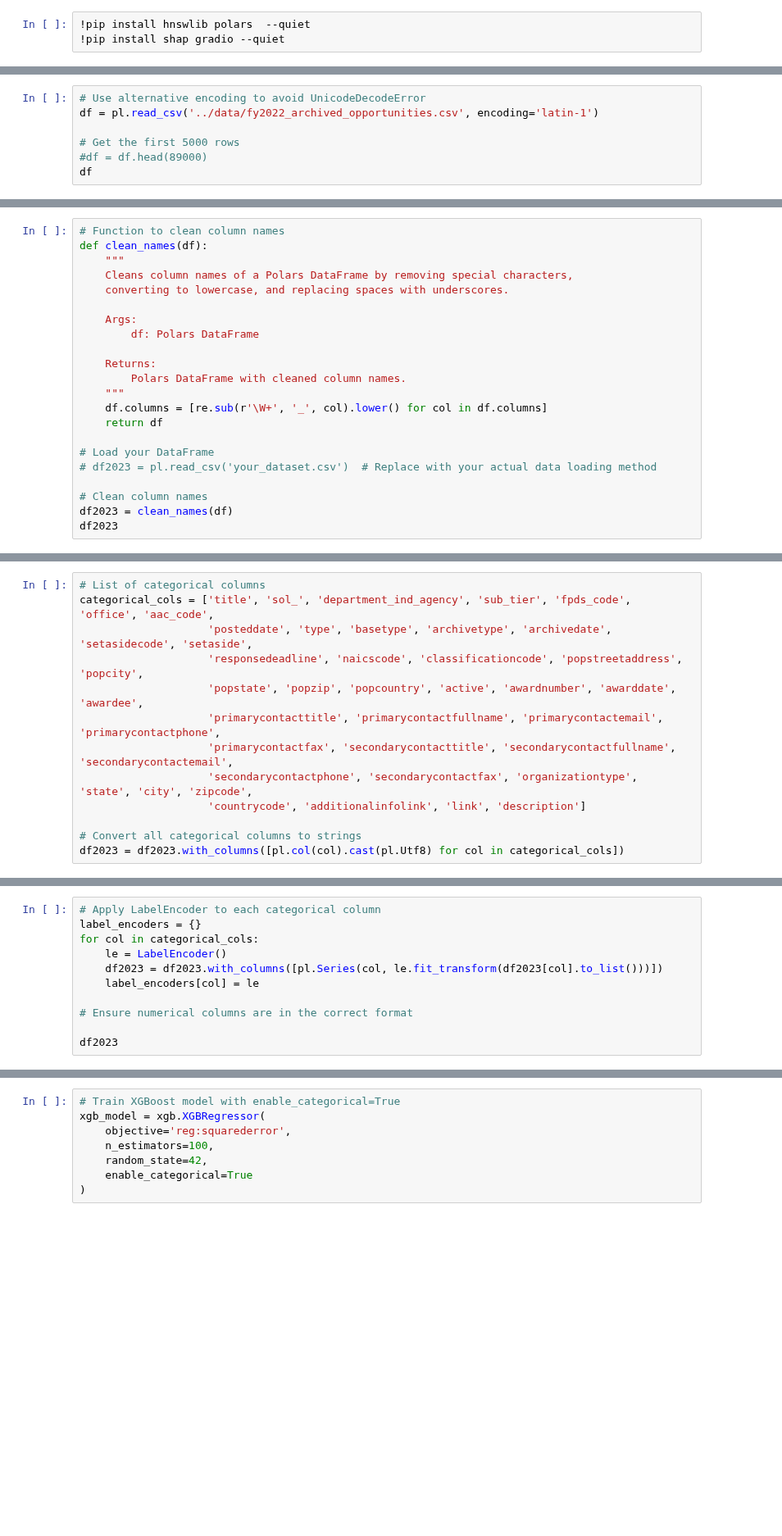
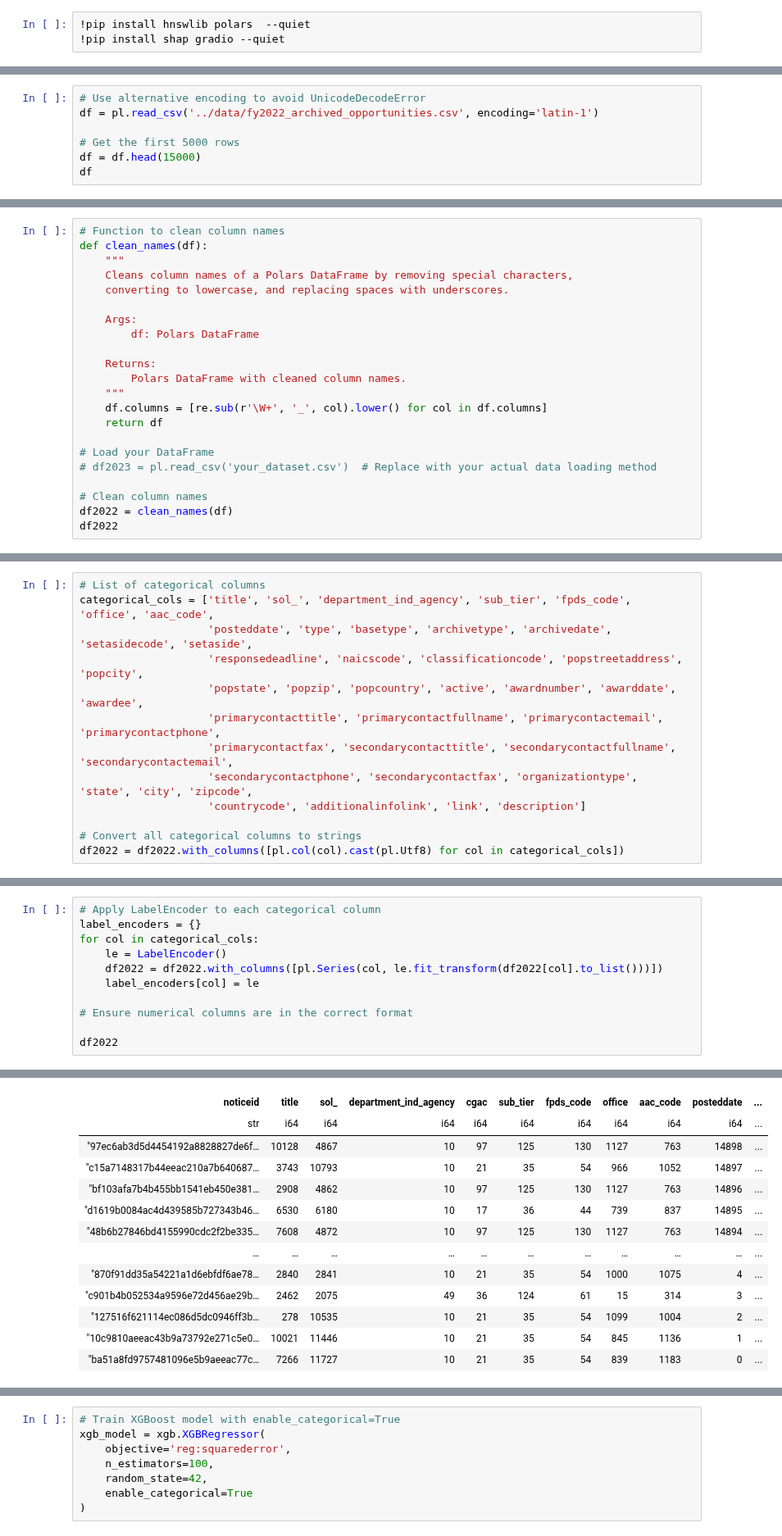
Before and after one commit to LNshuti/usgov-contracts-rag, a Jupyter notebook: src/notebooks/ml_usgov_contracts_ecommendation.ipynb, the cells around one changed output, grey strips where cells are left out. Shown at 82% size. Cells and saved outputs as stored; diff of their text form; blank space fills up the shorter version.

```diff
--- a/src/notebooks/ml_usgov_contracts_ecommendation.ipynb
+++ b/src/notebooks/ml_usgov_contracts_ecommendation.ipynb
@@ -32,6 +31,6 @@ warnings.filterwarnings("ignore")
 df = pl.read_csv('../data/fy2022_archived_opportunities.csv', encoding='latin-1')
 
 # Get the first 5000 rows
-#df = df.head(89000)
+df = df.head(15000)
 df
 # %% [output]
@@ -69,6 +68,6 @@ def clean_names(df):
 # df2023 = pl.read_csv('your_dataset.csv')  # Replace with your actual data loading method
 
 # Clean column names
-df2023 = clean_names(df)
-df2023
+df2022 = clean_names(df)
+df2022
 # %% [output]
@@ -98,4 +126,4 @@ categorical_cols = ['title', 'sol_', 'department_ind_agency', 'sub_tier', 'fpds_
                     'countrycode', 'additionalinfolink', 'link', 'description']
 
 # Convert all categorical columns to strings
-df2023 = df2023.with_columns([pl.col(col).cast(pl.Utf8) for col in categorical_cols])
+df2022 = df2022.with_columns([pl.col(col).cast(pl.Utf8) for col in categorical_cols])
@@ -106,9 +132,10 @@ Error:
 label_encoders = {}
 for col in categorical_cols:
     le = LabelEncoder()
-    df2023 = df2023.with_columns([pl.Series(col, le.fit_transform(df2023[col].to_list()))])
+    df2022 = df2022.with_columns([pl.Series(col, le.fit_transform(df2022[col].to_list()))])
     label_encoders[col] = le
 
 # Ensure numerical columns are in the correct format
 
-df2023
+df2022
+# %% [output]
@@ -115,2 +143,15 @@ df2023
+| noticeid | title | sol_ | department_ind_agency | cgac | sub_tier | fpds_code | office | aac_code | posteddate | ... |
+| str | i64 | i64 | i64 | i64 | i64 | i64 | i64 | i64 | i64 | ... |
+| "97ec6ab3d5d4454192a8828827de6f… | 10128 | 4867 | 10 | 97 | 125 | 130 | 1127 | 763 | 14898 | ... |
+| "c15a7148317b44eeac210a7b640687… | 3743 | 10793 | 10 | 21 | 35 | 54 | 966 | 1052 | 14897 | ... |
+| "bf103afa7b4b455bb1541eb450e381… | 2908 | 4862 | 10 | 97 | 125 | 130 | 1127 | 763 | 14896 | ... |
+| "d1619b0084ac4d439585b727343b46… | 6530 | 6180 | 10 | 17 | 36 | 44 | 739 | 837 | 14895 | ... |
+| "48b6b27846bd4155990cdc2f2be335… | 7608 | 4872 | 10 | 97 | 125 | 130 | 1127 | 763 | 14894 | ... |
+| … | … | … | … | … | … | … | … | … | … | ... |
+| "870f91dd35a54221a1d6ebfdf6ae78… | 2840 | 2841 | 10 | 21 | 35 | 54 | 1000 | 1075 | 4 | ... |
+| "c901b4b052534a9596e72d456ae29b… | 2462 | 2075 | 49 | 36 | 124 | 61 | 15 | 314 | 3 | ... |
+| "127516f621114ec086d5dc0946ff3b… | 278 | 10535 | 10 | 21 | 35 | 54 | 1099 | 1004 | 2 | ... |
+| "10c9810aeeac43b9a73792e271c5e0… | 10021 | 11446 | 10 | 21 | 35 | 54 | 845 | 1136 | 1 | ... |
+| "ba51a8fd9757481096e5b9aeeac77c… | 7266 | 11727 | 10 | 21 | 35 | 54 | 839 | 1183 | 0 | ... |
 # %%
 # Separate numeric and non-numeric columns
```
Also changed, not shown: parts of 33 cells of this notebook.
